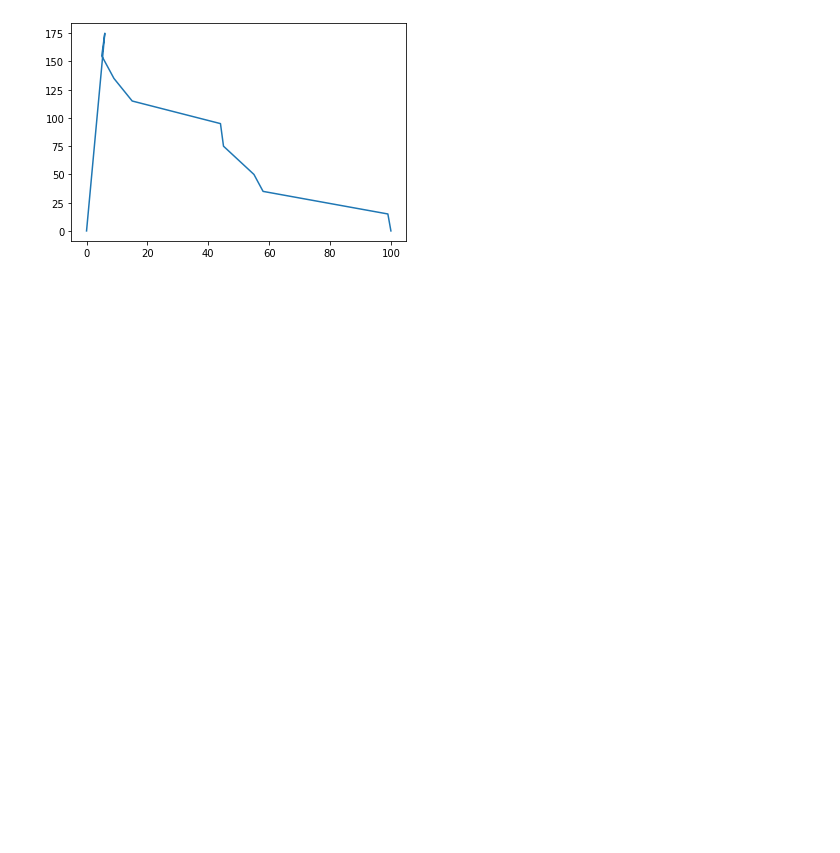
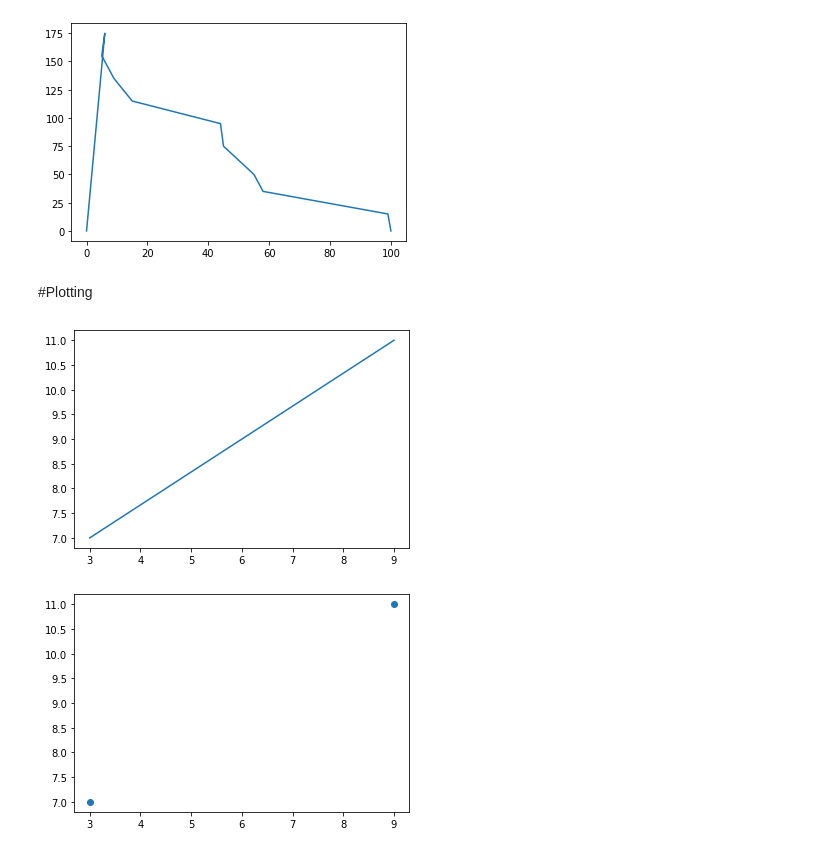
Before and after one commit to Devenderalla/python-, a Jupyter notebook: Bar_graph.ipynb, the cells around one changed output. Drawn from its saved outputs; the diff is of its cells as text; code cells hidden in the pictures; blank space fills up the shorter version.

```diff
--- a/Bar_graph.ipynb
+++ b/Bar_graph.ipynb
@@ -11,3 +13,19 @@ plt.plot(xpoints, ypoints)
 plt.show()
 # %% [output]
 [figure]
+# %% [markdown]
+#Plotting
+# %%
+import matplotlib.pyplot as plt
+import numpy as np
+
+xpoints = np.array([3, 9])
+ypoints = np.array([7, 11])
+
+plt.plot(xpoints, ypoints)
+plt.show()
+plt.plot(xpoints, ypoints, 'o')
+plt.show()
+# %% [output]
+[figure, added]
+[figure, added]
```
Also changed, not shown: parts of 19 cells of this notebook.
